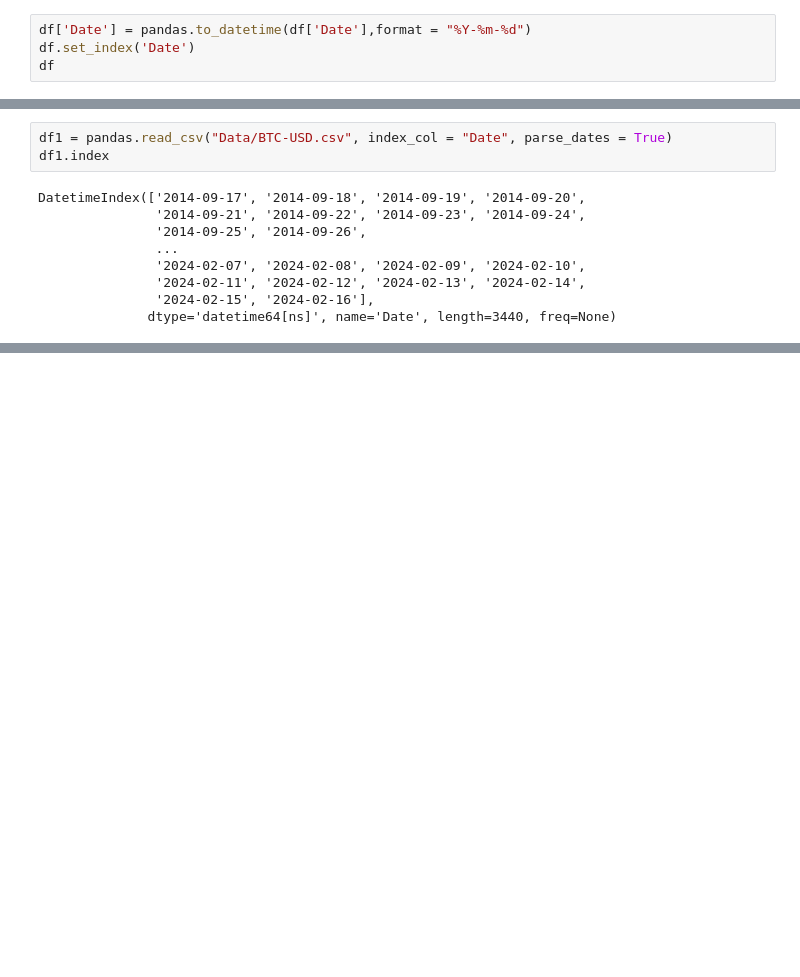
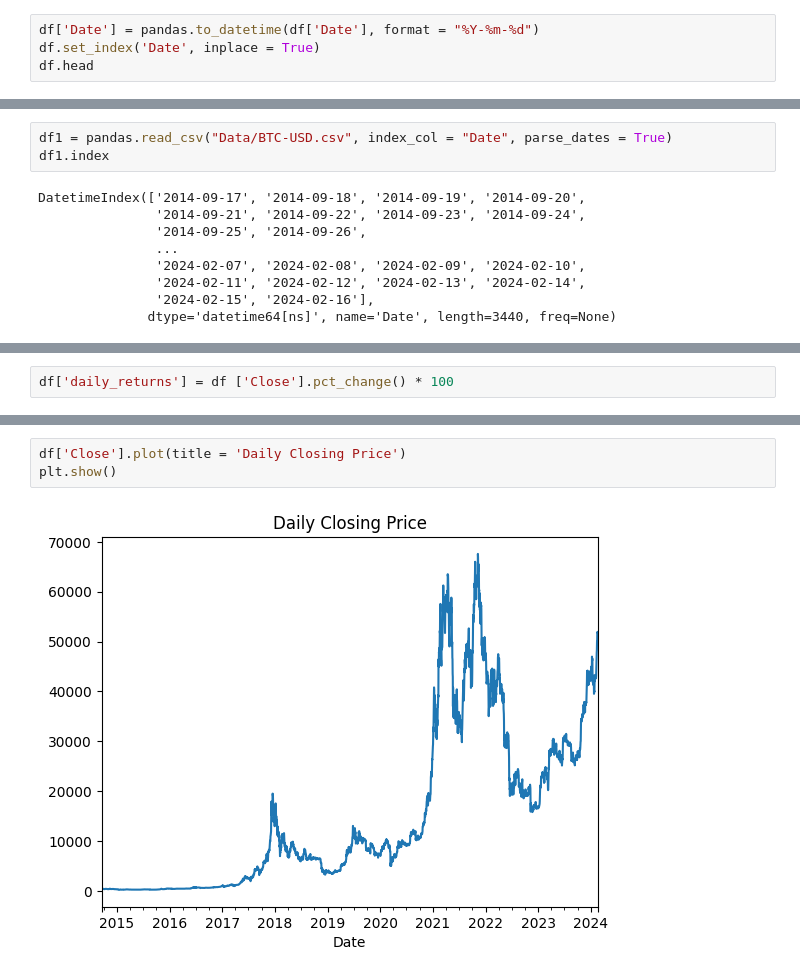
Before and after one commit to Grid-Resilience-Wentworth-Collaboration/time-series-tutorials-2025, a Jupyter notebook: Tutorial1.ipynb, the cells around one changed output, grey strips where cells are left out. Cells and saved outputs as stored; diff of their text form; blank space fills up the shorter version.

```diff
--- a/Tutorial1.ipynb
+++ b/Tutorial1.ipynb
@@ -20,7 +20,7 @@ df
 | 3439 | 2024-02-16 | 51937.726563 | 52365.917969 | 51767.210938 | 51841.062500 | 51841.062500 | 35194347520 | 50196.024554 |
 3440 rows × 8 columns
 # %%
-df['Date'] = pandas.to_datetime(df['Date'],format = "%Y-%m-%d")
-df.set_index('Date')
-df
+df['Date'] = pandas.to_datetime(df['Date'], format = "%Y-%m-%d")
+df.set_index('Date', inplace = True)
+df.head
 # %% [output]
@@ -56,0 +100,2 @@ AttributeError: 'DataFrame' object has no attribute 'LOC'
+# %%
+df['daily_returns'] = df ['Close'].pct_change() * 100
@@ -56,0 +112,5 @@ AttributeError: 'DataFrame' object has no attribute 'LOC'
+# %%
+df['Close'].plot(title = 'Daily Closing Price')
+plt.show()
+# %% [output]
+[figure, added]
```
Also changed, not shown: parts of 15 cells of this notebook.
